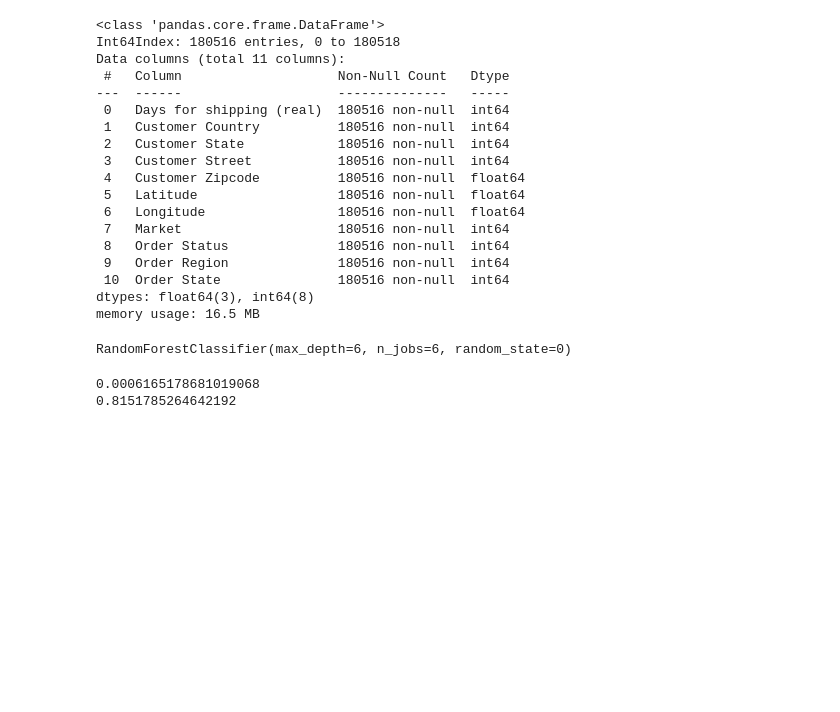
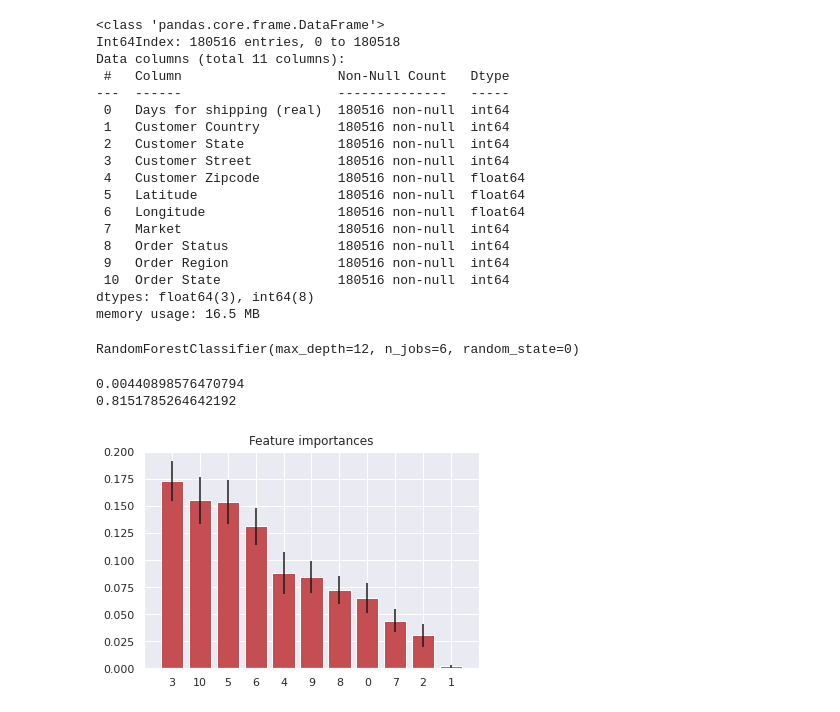
Before and after one commit to BDBlank/SmartSupplyChain, a Jupyter notebook: SmartSupplyChain.ipynb, the cells around one changed output. Cells and saved outputs as stored; diff of their text form; code cells hidden in the pictures; blank space fills up the shorter version.

```diff
--- a/SmartSupplyChain.ipynb
+++ b/SmartSupplyChain.ipynb
@@ -239,20 +239,35 @@ memory usage: 16.5 MB
 X_train, X_test, y_train, y_test = mskl.train_test_split(X, y, test_size=0.33, random_state=1)
 # %%
 from sklearn.ensemble import RandomForestRegressor
-regr = RandomForestRegressor(random_state=0,n_jobs=6,max_depth = 6)
-regr.fit(X_train,y_train)
+#regr = RandomForestRegressor(random_state=0,n_jobs=6,max_depth = 12)
+#regr.fit(X_train,y_train)
 
 from sklearn.ensemble import RandomForestClassifier
-regc = RandomForestClassifier(random_state=0,n_jobs=6,max_depth = 6)
+regc = RandomForestClassifier(random_state=0,n_jobs=6,max_depth = 12)
 regc.fit(X_train,y_train)
 # %% [output]
-RandomForestClassifier(max_depth=6, n_jobs=6, random_state=0)
+RandomForestClassifier(max_depth=12, n_jobs=6, random_state=0)
 # %%
 print(regr.score(X_test,y_test))
 print(regc.score(X_test,y_test))
 # %% [output]
-0.0006165178681019068
+0.00440898576470794
 0.8151785264642192
+# %%
+importances = regc.feature_importances_
+std = np.std([tree.feature_importances_ for tree in regc.estimators_],
+             axis=0)
+indices = np.argsort(importances)[::-1]
+
+plt.figure()
+plt.title("Feature importances")
+plt.bar(range(X.shape[1]), importances[indices],
+        color="r", yerr=std[indices], align="center")
+plt.xticks(range(X.shape[1]), indices)
+plt.xlim([-1, X.shape[1]])
+plt.show()
+# %% [output]
+[figure, added]
 # %%
 #Obviously customer location does not indicate order benefit
 #Customer location gives little insight into real shipping times
```
Also changed, not shown: parts of 1 cell of this notebook.
